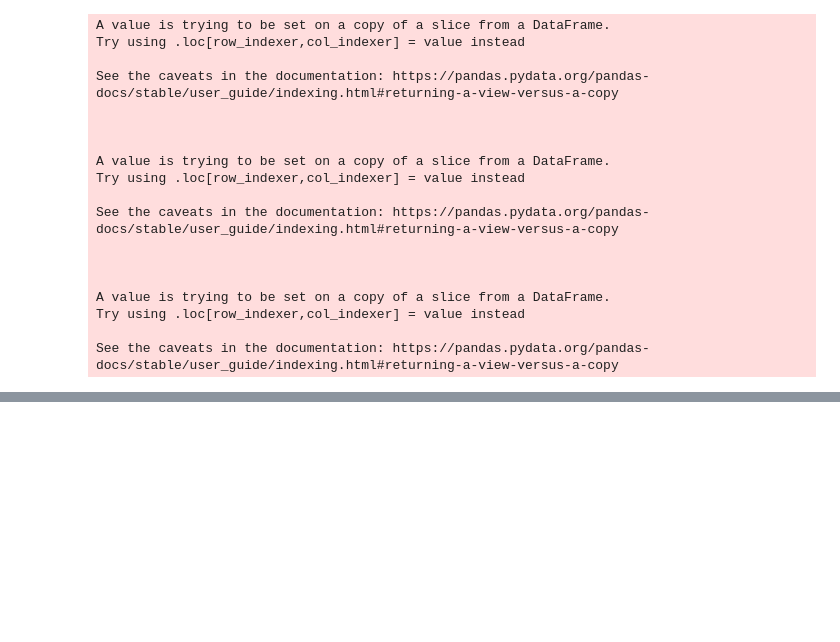
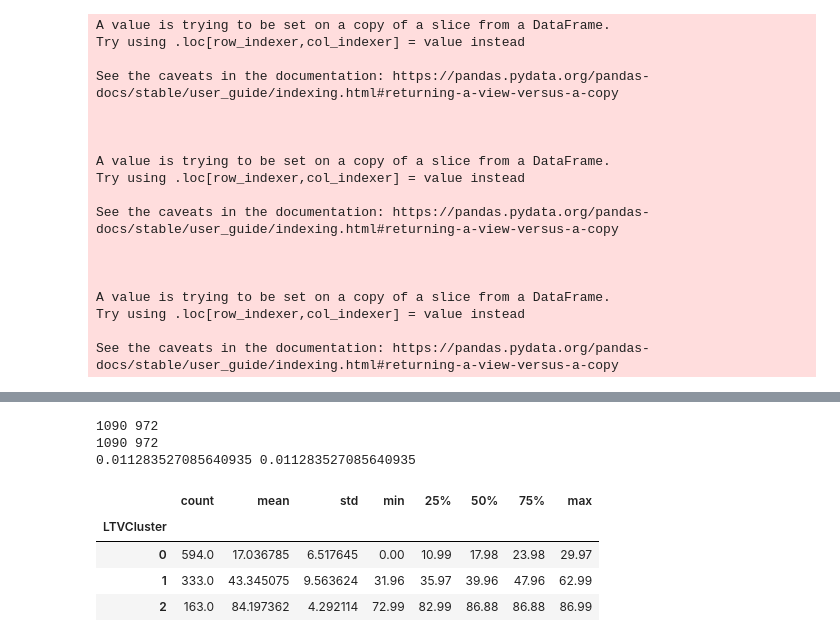
Before and after one commit to RussellXia/NYU_Capstone_Project, a Jupyter notebook: Spring/eda.ipynb, the cells around one changed output, grey strips where cells are left out. Drawn from its saved outputs; the diff is of its cells as text; code cells hidden in the pictures; blank space fills up the shorter version.

```diff
--- a/Spring/eda.ipynb
+++ b/Spring/eda.ipynb
@@ -1031,0 +1000,31 @@ sub_test[['SUB_START', 'SUB_END', 'Churned']]
+# %%
+sub_train_id = sub_train['Capstone_id']
+sub_val_filtered = sub_val[sub_val['Capstone_id'].isin(sub_train_id)][['Capstone_id', 'Segment', 'REVENUE_RECALC']]
+
+# training set LTV label based on validation segment which depends on RFM
+sub_train_segment = sub_train.merge(sub_val_filtered[['Capstone_id', 'Segment']], on='Capstone_id', how='inner')
+
+# training set LTV label based on validation monetary value only
+sub_train_monetary = sub_train.merge(sub_val_filtered[['Capstone_id', 'REVENUE_RECALC']], on='Capstone_id', how='inner')
+
+print(sub_train_segment.shape[0], sub_train_segment['Capstone_id'].nunique())
+print(sub_train_monetary.shape[0], sub_train_monetary['Capstone_id'].nunique())
+print(sub_train_segment.shape[0]/sub_train.shape[0], sub_train_monetary.shape[0]/sub_train.shape[0])
+# %% [output]
+1090 972
+1090 972
+0.011283527085640935 0.011283527085640935
+# %%
+sub_train_monetary = sub_train_monetary.rename(columns={'REVENUE_RECALC_x':'Revenue_Recalc', 'REVENUE_RECALC_y':'Revenue_3m'})
+
+kmeans = KMeans(n_clusters=3)
+kmeans.fit(sub_train_monetary[['Revenue_3m']])
+sub_train_monetary['LTVCluster'] = kmeans.predict(sub_train_monetary[['Revenue_3m']])
+sub_train_monetary = order_cluster('LTVCluster', 'Revenue_3m', sub_train_monetary, True)
+sub_train_monetary.groupby('LTVCluster')['Revenue_3m'].describe()
+# %% [output]
+|  | count | mean | std | min | 25% | 50% | 75% | max |
+| LTVCluster |  |  |  |  |  |  |  |  |
+| 0 | 594.0 | 17.036785 | 6.517645 | 0.00 | 10.99 | 17.98 | 23.98 | 29.97 |
+| 1 | 333.0 | 43.345075 | 9.563624 | 31.96 | 35.97 | 39.96 | 47.96 | 62.99 |
+| 2 | 163.0 | 84.197362 | 4.292114 | 72.99 | 82.99 | 86.88 | 86.88 | 86.99 |
```
Also changed, not shown: parts of 15 cells of this notebook.
